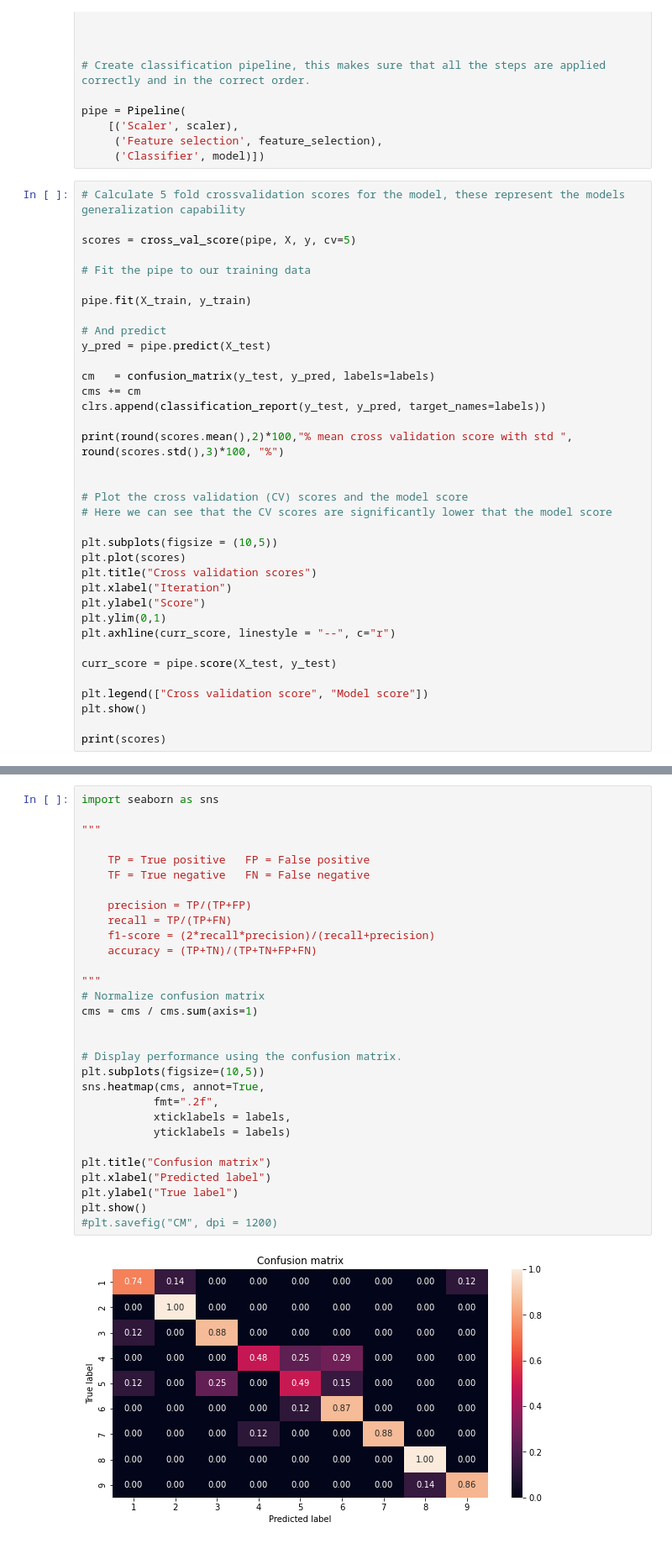
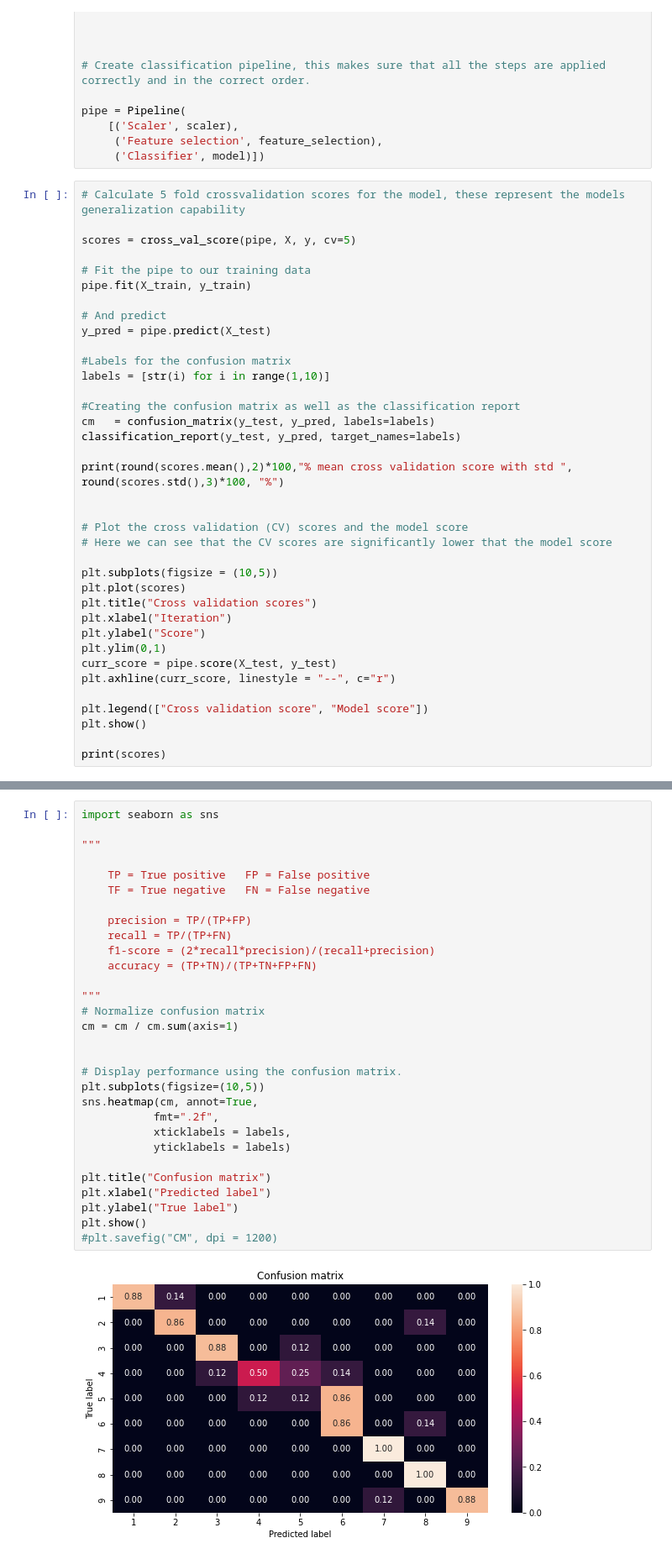
Before and after one commit to alluvm/speech_processing, a Jupyter notebook: processing.ipynb, the cells around one changed output, grey strips where cells are left out. Shown at 84% size. Cells and saved outputs as stored; diff of their text form.

```diff
--- a/processing.ipynb
+++ b/processing.ipynb
@@ -288,15 +297,17 @@ pipe = Pipeline(
 scores = cross_val_score(pipe, X, y, cv=5)
 
 # Fit the pipe to our training data
-
 pipe.fit(X_train, y_train)
 
 # And predict
 y_pred = pipe.predict(X_test)
 
+#Labels for the confusion matrix
+labels = [str(i) for i in range(1,10)]
+
+#Creating the confusion matrix as well as the classification report
 cm   = confusion_matrix(y_test, y_pred, labels=labels)
-cms += cm
-clrs.append(classification_report(y_test, y_pred, target_names=labels))
+classification_report(y_test, y_pred, target_names=labels)
 
 print(round(scores.mean(),2)*100,"% mean cross validation score with std ", round(scores.std(),3)*100, "%")
 
@@ -310,9 +321,8 @@ plt.title("Cross validation scores")
 plt.xlabel("Iteration")
 plt.ylabel("Score")
 plt.ylim(0,1)
+curr_score = pipe.score(X_test, y_test)
 plt.axhline(curr_score, linestyle = "--", c="r")
-
-curr_score = pipe.score(X_test, y_test)
 
 plt.legend(["Cross validation score", "Model score"])
 plt.show()
@@ -325,35 +335,35 @@ print(scores)
 # %%
 import seaborn as sns
 
 """
 
     TP = True positive   FP = False positive
     TF = True negative   FN = False negative
 
     precision = TP/(TP+FP)
     recall = TP/(TP+FN)
     f1-score = (2*recall*precision)/(recall+precision)
     accuracy = (TP+TN)/(TP+TN+FP+FN)
 
 """
 # Normalize confusion matrix
-cms = cms / cms.sum(axis=1)
+cm = cm / cm.sum(axis=1)
 
 
 # Display performance using the confusion matrix.
 plt.subplots(figsize=(10,5))
-sns.heatmap(cms, annot=True,
+sns.heatmap(cm, annot=True,
            fmt=".2f",
            xticklabels = labels,
            yticklabels = labels)
 
 plt.title("Confusion matrix")
 plt.xlabel("Predicted label")
 plt.ylabel("True label")
 plt.show()
 #plt.savefig("CM", dpi = 1200)
 # %% [output]
-[figure, old version]
+[figure, new version]
 # %%
 # This sample is from someone whose voice was used to train the model
 filename = "viisi_t"
```
Also changed, not shown: parts of 6 cells of this notebook.
